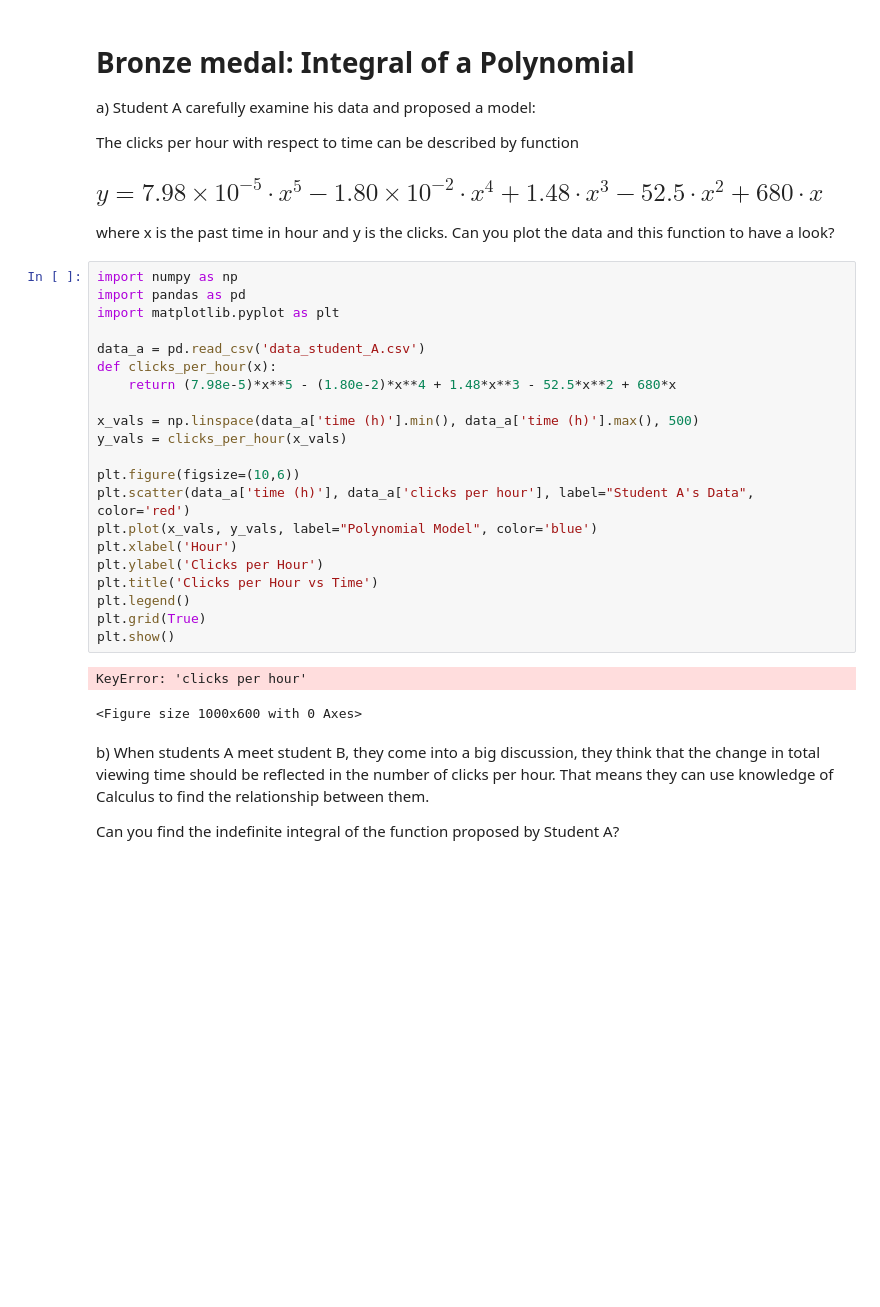
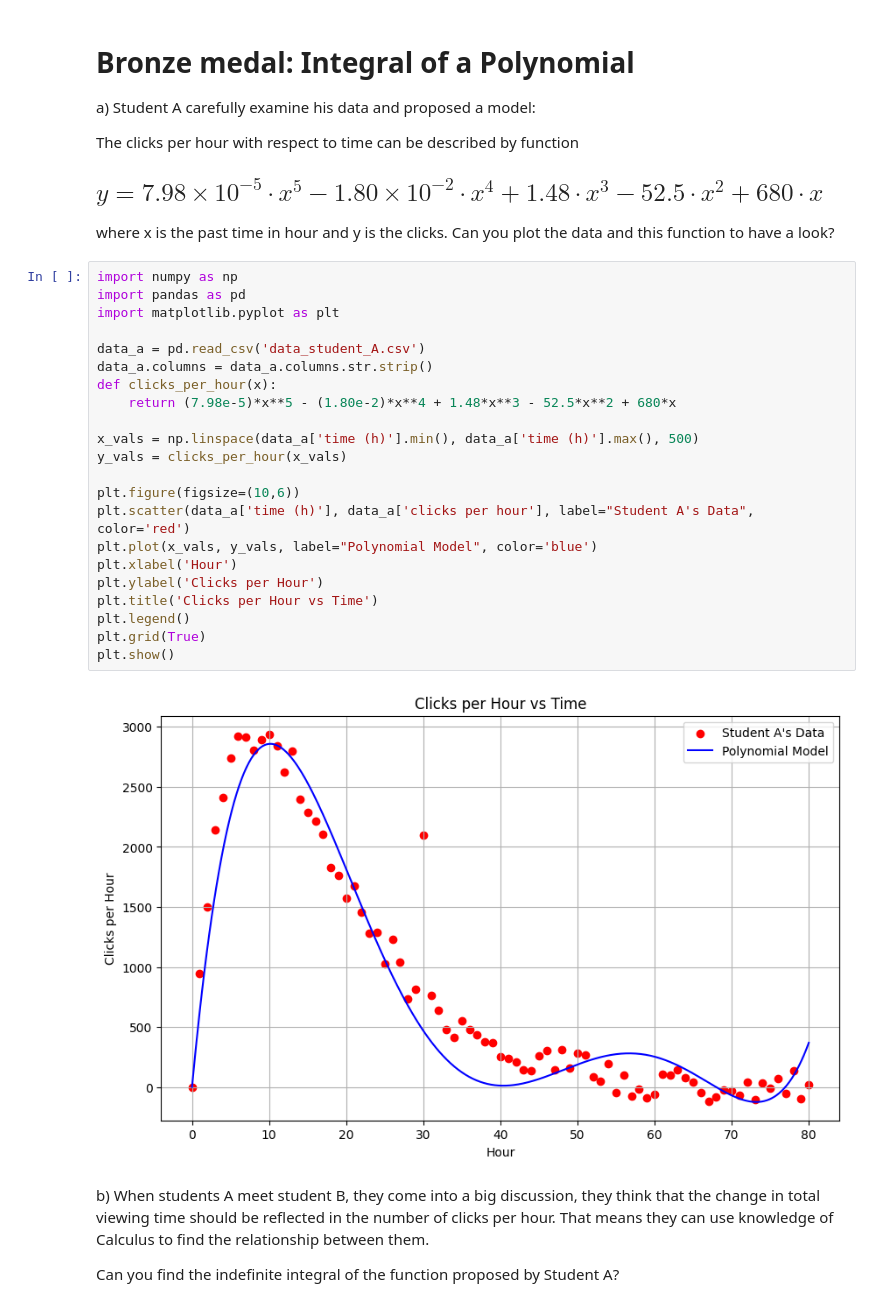
Before and after one commit to Lenap0911/computational-thinking-week-individual-14643243, a Jupyter notebook: challenge_calculus/Review_Calculus.ipynb, the cells around one changed output. Drawn from its saved outputs; the diff is of its cells as text; blank space fills up the shorter version.

```diff
--- a/challenge_calculus/Review_Calculus.ipynb
+++ b/challenge_calculus/Review_Calculus.ipynb
@@ -72,27 +72,27 @@ where x is the past time in hour and y is the clicks. Can you plot the data and
 # %%
 import numpy as np
 import pandas as pd
 import matplotlib.pyplot as plt
 
 data_a = pd.read_csv('data_student_A.csv')
+data_a.columns = data_a.columns.str.strip()
 def clicks_per_hour(x):
     return (7.98e-5)*x**5 - (1.80e-2)*x**4 + 1.48*x**3 - 52.5*x**2 + 680*x
 
 x_vals = np.linspace(data_a['time (h)'].min(), data_a['time (h)'].max(), 500)
 y_vals = clicks_per_hour(x_vals)
 
 plt.figure(figsize=(10,6))
 plt.scatter(data_a['time (h)'], data_a['clicks per hour'], label="Student A's Data", color='red')
 plt.plot(x_vals, y_vals, label="Polynomial Model", color='blue')
 plt.xlabel('Hour')
 plt.ylabel('Clicks per Hour')
 plt.title('Clicks per Hour vs Time')
 plt.legend()
 plt.grid(True)
 plt.show()
 # %% [output]
-KeyError: 'clicks per hour'
-<Figure size 1000x600 with 0 Axes>
+[figure, added]
 # %% [markdown]
 b) When students A meet student B, they come into a big discussion, they think that the change in total viewing time should be reflected in the number of clicks per hour. That means they can use knowledge of Calculus to find the relationship between them.
 
```
Also changed, not shown: parts of 1 cell of this notebook.
